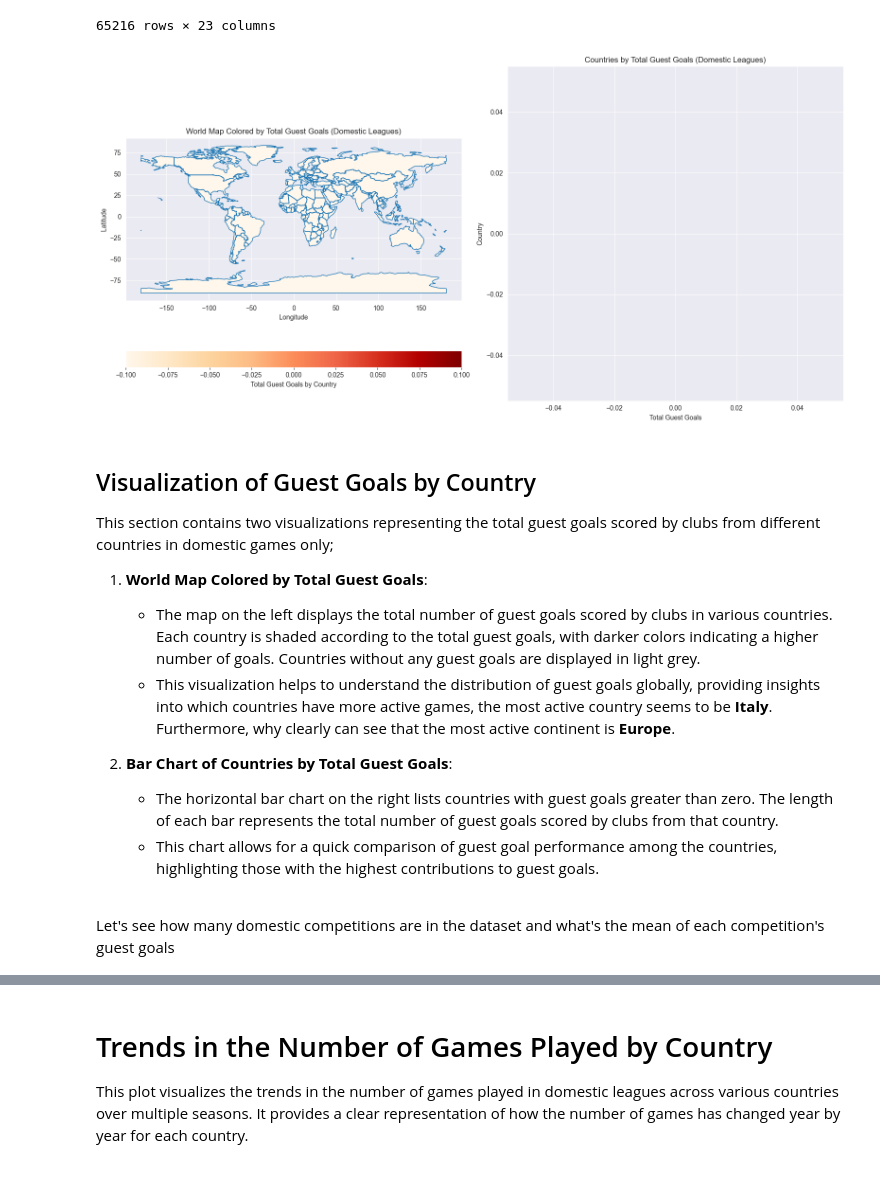
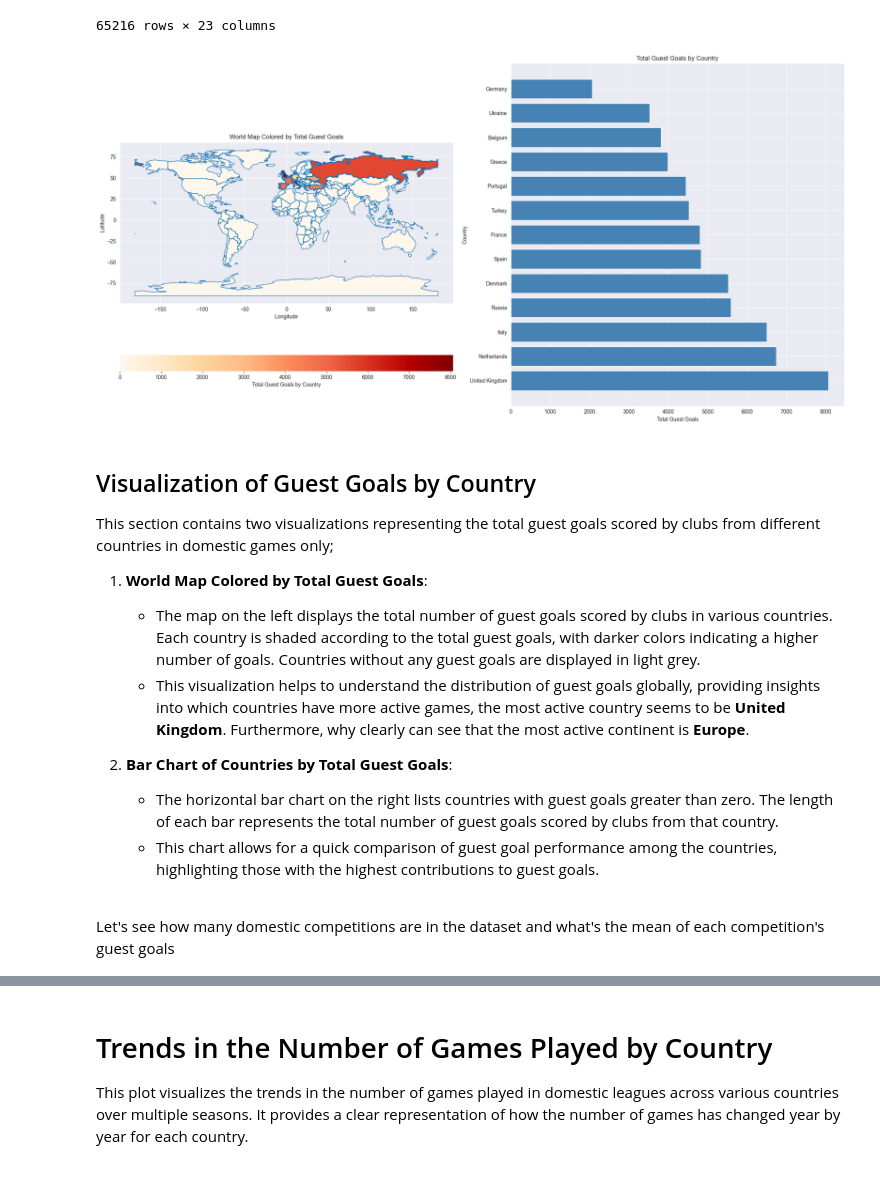
Before and after one commit to B-u-b-y/Jupiter-Notebooks, a Jupyter notebook: notebooks/games.ipynb, the cells around one changed output, grey strips where cells are left out. Saved outputs shown, nothing was run; the diff lists cells and outputs as text; code cells hidden in the pictures.

```diff
--- a/notebooks/games.ipynb
+++ b/notebooks/games.ipynb
@@ -313,55 +313,64 @@ df
 | 65215 | 4013659 | FAC | 2022 | Fourth Round | 2023-01-29 | 512 | 3684 | 3 | ... |
 65216 rows × 23 columns
 # %%
+import pandas as pd
 import geopandas as gpd
+import matplotlib.pyplot as plt
+
 # Load the GeoDataFrame
 geo_df = gpd.read_file('../ne_110m_admin_0_countries/ne_110m_admin_0_countries.shp')
 
-# Filter the DataFrame for domestic league competitions
-df_domestic = df[df['competition_type'] == 'domestic_league']
+# Assuming 'country' is the column in your CSV that corresponds to the country names in the shapefile
+country_column = 'NAME'  # Change this to the correct column name from geo_df
+merged_df = geo_df.merge(df, how='left', left_on=country_column, right_on='country')
 
-# Aggregate the guest goals by country for domestic leagues
-goals_by_country = df_domestic.groupby('country')['away_club_goals'].sum().reset_index()
+# Calculate total guest goals by country
+total_guest_goals = merged_df.groupby(country_column)['away_club_goals'].sum().reset_index()
+total_guest_goals = total_guest_goals.rename(columns={'away_club_goals': 'Total Guest Goals'})
 
-# Merge with the GeoDataFrame
-merged = geo_df.merge(goals_by_country, left_on='ADMIN', right_on='country', how='left')
+# Merge back to the GeoDataFrame for plotting
+merged_df = merged_df.merge(total_guest_goals, how='left', left_on=country_column, right_on=country_column)
 
-# Fill NaN values with 0 for countries with no guest goals
-merged['away_club_goals'] = merged['away_club_goals'].fillna(0)
+# Plotting
+fig, ax = plt.subplots(1, 2, figsize=(20, 10))
 
-# Filter to include only countries with goals > 0 and create a copy
-merged_goals_positive = merged[merged['away_club_goals'] > 0].copy()
+# World Map Colored by Total Guest Goals
+merged_df.boundary.plot(ax=ax[0], linewidth=1)  # Plot the boundaries
+merged_df.plot(column='Total Guest Goals', ax=ax[0], legend=True,
+                legend_kwds={'label': "Total Guest Goals by Country",
+                             'orientation': "horizontal"},
+                cmap='OrRd', missing_kwds={
+                    "color": "lightgrey",
+                    "label": "No Data",
+                    "hatch": "///",
+                })
 
-# Sort the DataFrame by away_club_goals in descending order
-merged_goals_positive.sort_values(by='away_club_goals', ascending=False, inplace=True)
+# Adding titles and labels
+ax[0].set_title('World Map Colored by Total Guest Goals')
+ax[0].set_xlabel('Longitude')
+ax[0].set_ylabel('Latitude')
 
-# Create subplots: one for the map and one for the bar chart
-fig, (ax_map, ax_bar) = plt.subplots(1, 2, figsize=(16, 8))
+# Bar Chart of Countries by Total Guest Goals
+total_guest_goals = total_guest_goals[total_guest_goals['Total Guest Goals'] > 0]  # Filter countries with guest goals
+total_guest_goals = total_guest_goals.sort_values('Total Guest Goals', ascending=False)
 
-# Plot the world map
-merged.boundary.plot(ax=ax_map, linewidth=1)
-merged.plot(column='away_club_goals', ax=ax_map, legend=True,
-            legend_kwds={'label': "Total Guest Goals by Country",
-                         'orientation': "horizontal"},
-            cmap='OrRd', missing_kwds={"color": "lightgrey"})
+# Plotting Bar Chart
+ax[1].barh(total_guest_goals[country_column], total_guest_goals['Total Guest Goals'], color='steelblue')
+ax[1].set_title('Total Guest Goals by Country')
+ax[1].set_xlabel('Total Guest Goals')
+ax[1].set_ylabel('Country')
 
-ax_map.set_title('World Map Colored by Total Guest Goals (Domestic Leagues)')
-ax_map.set_xlabel('Longitude')
-ax_map.set_ylabel('Latitude')
+plt.tight_layout()
+plt.show()
 
-# Plot the bar chart
-ax_bar.barh(merged_goals_positive['country'], merged_goals_positive['away_club_goals'], color='steelblue')
-ax_bar.set_title('Countries by Total Guest Goals (Domestic Leagues)')
-ax_bar.set_xlabel('Total Guest Goals')
-ax_bar.set_ylabel('Country')
+# Calculate number of domestic competitions and mean of each competition's guest goals
+competition_stats = df[df['competition_type'] == 'domestic'].groupby('competition_id')['away_club_goals'].agg(['count', 'mean'])
 
-# Adjust layout
-plt.tight_layout()
-
-# Show the plots
-plt.show()
+# Print maximum total guest goals and the corresponding country
+max_guest_goals = total_guest_goals['Total Guest Goals'].max()
+country_with_max_goals = total_guest_goals.loc[total_guest_goals['Total Guest Goals'].idxmax(), country_column]
 # %% [output]
-[figure, old version]
+[figure, new version]
 # %% [markdown]
 ## Visualization of Guest Goals by Country
 
@@ -369,7 +378,7 @@ This section contains two visualizations representing the total guest goals scor
 
 1. **World Map Colored by Total Guest Goals**:
    - The map on the left displays the total number of guest goals scored by clubs in various countries. Each country is shaded according to the total guest goals, with darker colors indicating a higher number of goals. Countries without any guest goals are displayed in light grey.
-   - This visualization helps to understand the distribution of guest goals globally, providing insights into which countries have more active games, the most active country seems to be **Italy**. Furthermore, why clearly can see that the most active continent is **Europe**.
+   - This visualization helps to understand the distribution of guest goals globally, providing insights into which countries have more active games, the most active country seems to be **United Kingdom**. Furthermore, why clearly can see that the most active continent is **Europe**.
 
 2. **Bar Chart of Countries by Total Guest Goals**:
    - The horizontal bar chart on the right lists countries with guest goals greater than zero. The length of each bar represents the total number of guest goals scored by clubs from that country.
```
Also changed, not shown: parts of 3 cells of this notebook, 1 other file.
